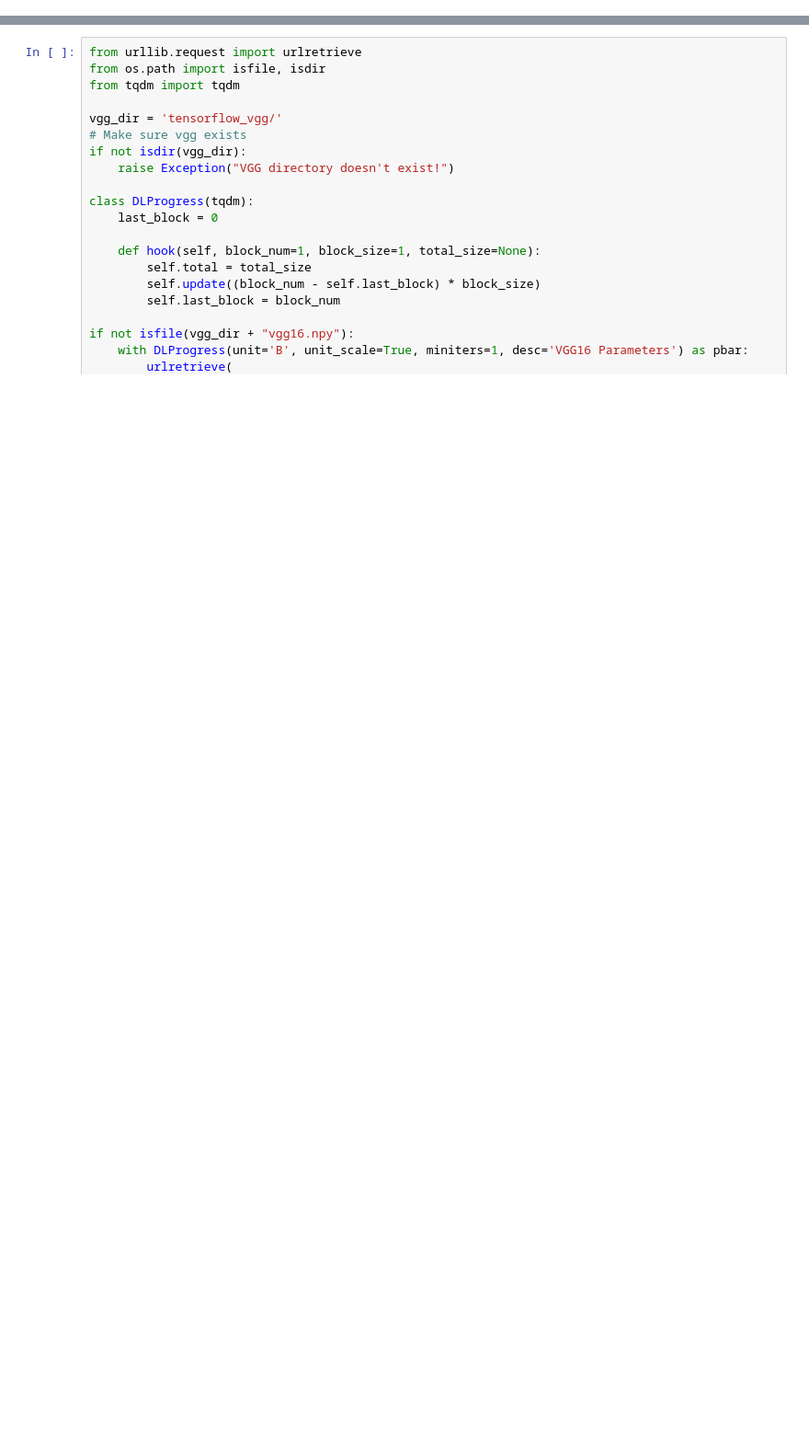
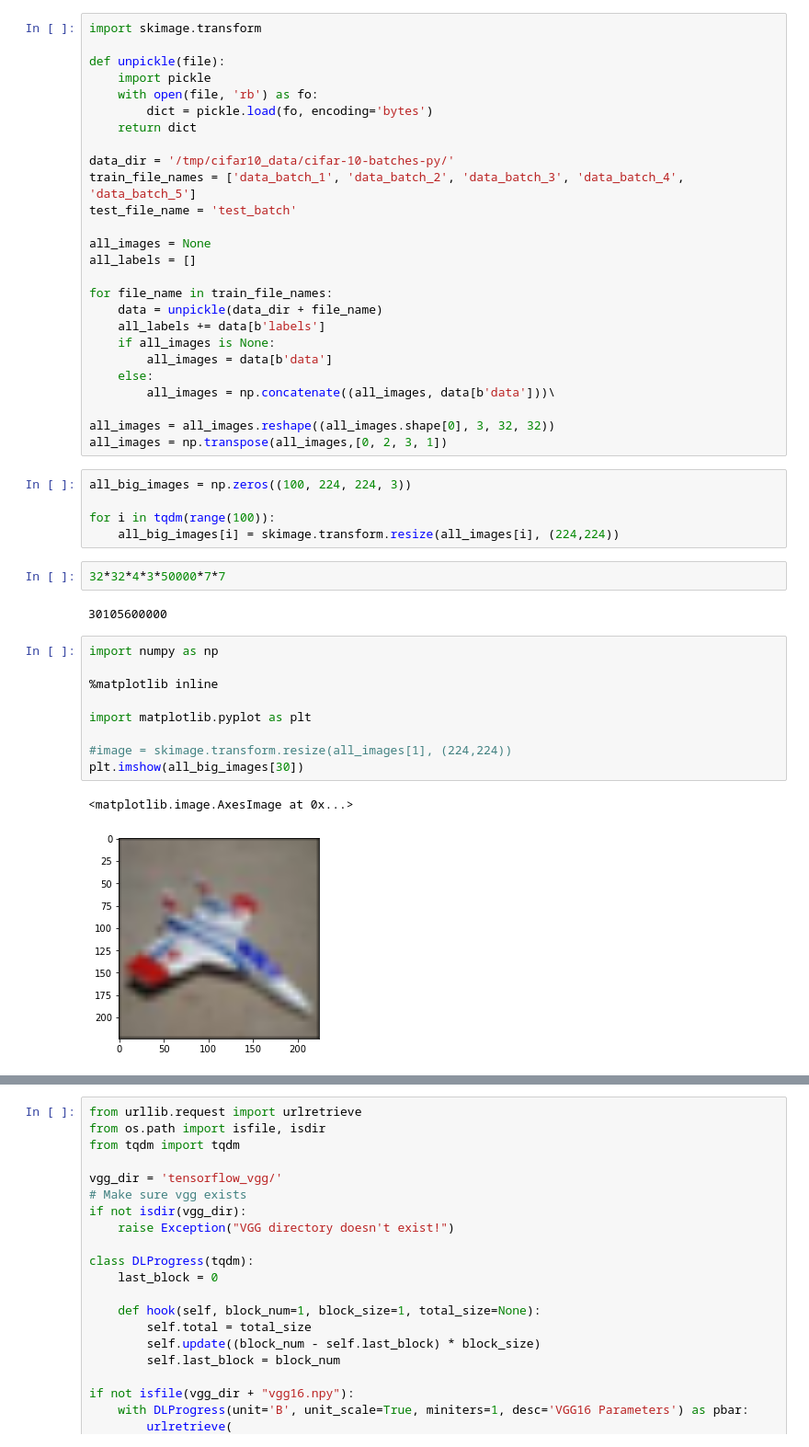
Before and after one commit to geesimon/cs498, a Jupyter notebook: hw9/cifar10_transfer_learning/Cifar10_Transfer_Learning.ipynb, the cells around one changed output, grey strips where cells are left out. Shown at 92% size. Cells and saved outputs as stored; diff of their text form; blank space fills up the shorter version.

```diff
--- a/hw9/cifar10_transfer_learning/Cifar10_Transfer_Learning.ipynb
+++ b/hw9/cifar10_transfer_learning/Cifar10_Transfer_Learning.ipynb
@@ -1,3 +1,50 @@
+# %%
+import skimage.transform
+
+def unpickle(file):
+    import pickle
+    with open(file, 'rb') as fo:
+        dict = pickle.load(fo, encoding='bytes')
+    return dict
+
+data_dir = '/tmp/cifar10_data/cifar-10-batches-py/'
+train_file_names = ['data_batch_1', 'data_batch_2', 'data_batch_3', 'data_batch_4', 'data_batch_5']
+test_file_name = 'test_batch'
+
+all_images = None
+all_labels = []
+
+for file_name in train_file_names:
+    data = unpickle(data_dir + file_name)
+    all_labels += data[b'labels']
+    if all_images is None:
+        all_images = data[b'data']
+    else:
+        all_images = np.concatenate((all_images, data[b'data']))\
+
+all_images = all_images.reshape((all_images.shape[0], 3, 32, 32))
+all_images = np.transpose(all_images,[0, 2, 3, 1])
+# %%
+all_big_images = np.zeros((100, 224, 224, 3))
+
+for i in tqdm(range(100)):
+    all_big_images[i] = skimage.transform.resize(all_images[i], (224,224))
+# %%
+32*32*4*3*50000*7*7
+# %% [output]
+30105600000
+# %%
+import numpy as np
+
+%matplotlib inline
+
+import matplotlib.pyplot as plt
+
+#image = skimage.transform.resize(all_images[1], (224,224))
+plt.imshow(all_big_images[30])
+# %% [output]
+<matplotlib.image.AxesImage at 0x...>
+[figure, added]
 # %% [markdown]
 # Transfer Learning
 
```
Also changed, not shown: parts of 8 cells of this notebook, 3 other files.
